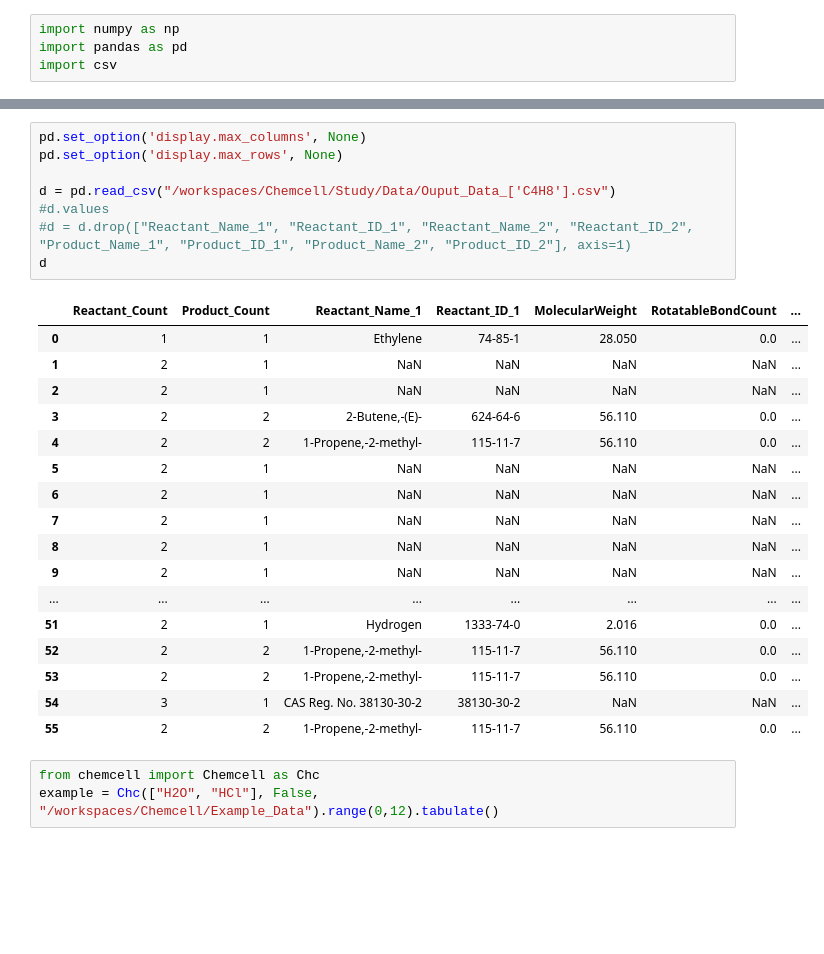
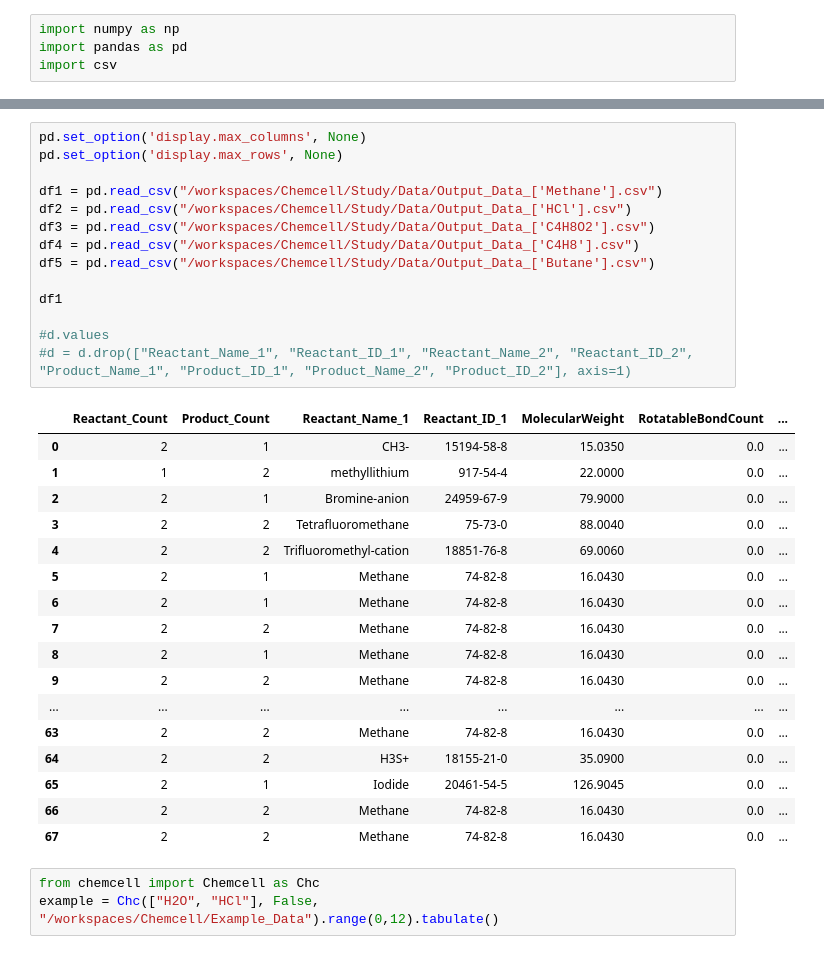
Before and after one commit to SynAeri/Chemcell, a Jupyter notebook: Study/ML_Setup.ipynb, the cells around one changed output, grey strips where cells are left out. Cells and saved outputs as stored; diff of their text form; blank space fills up the shorter version.

```diff
--- a/Study/ML_Setup.ipynb
+++ b/Study/ML_Setup.ipynb
@@ -28,29 +30,35 @@ file = open("/workspaces/Chemcell/Example_Data/Ouput_Data_['Hcl', None, None, No
 # %%
 pd.set_option('display.max_columns', None)
 pd.set_option('display.max_rows', None)
 
-d = pd.read_csv("/workspaces/Chemcell/Study/Data/Ouput_Data_['C4H8'].csv")
+df1 = pd.read_csv("/workspaces/Chemcell/Study/Data/Output_Data_['Methane'].csv")
+df2 = pd.read_csv("/workspaces/Chemcell/Study/Data/Output_Data_['HCl'].csv")
+df3 = pd.read_csv("/workspaces/Chemcell/Study/Data/Output_Data_['C4H8O2'].csv")
+df4 = pd.read_csv("/workspaces/Chemcell/Study/Data/Output_Data_['C4H8'].csv")
+df5 = pd.read_csv("/workspaces/Chemcell/Study/Data/Output_Data_['Butane'].csv")
+
+df1
+
 #d.values
 #d = d.drop(["Reactant_Name_1", "Reactant_ID_1", "Reactant_Name_2", "Reactant_ID_2", "Product_Name_1", "Product_ID_1", "Product_Name_2", "Product_ID_2"], axis=1)
-d
 # %% [output]
 |  | Reactant_Count | Product_Count | Reactant_Name_1 | Reactant_ID_1 | MolecularWeight | RotatableBondCount | ... |
-| 0 | 1 | 1 | Ethylene | 74-85-1 | 28.050 | 0.0 | ... |
-| 1 | 2 | 1 | NaN | NaN | NaN | NaN | ... |
-| 2 | 2 | 1 | NaN | NaN | NaN | NaN | ... |
-| 3 | 2 | 2 | 2-Butene,-(E)- | 624-64-6 | 56.110 | 0.0 | ... |
-| 4 | 2 | 2 | 1-Propene,-2-methyl- | 115-11-7 | 56.110 | 0.0 | ... |
-| 5 | 2 | 1 | NaN | NaN | NaN | NaN | ... |
-| 6 | 2 | 1 | NaN | NaN | NaN | NaN | ... |
-| 7 | 2 | 1 | NaN | NaN | NaN | NaN | ... |
-| 8 | 2 | 1 | NaN | NaN | NaN | NaN | ... |
-| 9 | 2 | 1 | NaN | NaN | NaN | NaN | ... |
+| 0 | 2 | 1 | CH3- | 15194-58-8 | 15.0350 | 0.0 | ... |
+| 1 | 1 | 2 | methyllithium | 917-54-4 | 22.0000 | 0.0 | ... |
+| 2 | 2 | 1 | Bromine-anion | 24959-67-9 | 79.9000 | 0.0 | ... |
+| 3 | 2 | 2 | Tetrafluoromethane | 75-73-0 | 88.0040 | 0.0 | ... |
+| 4 | 2 | 2 | Trifluoromethyl-cation | 18851-76-8 | 69.0060 | 0.0 | ... |
+| 5 | 2 | 1 | Methane | 74-82-8 | 16.0430 | 0.0 | ... |
+| 6 | 2 | 1 | Methane | 74-82-8 | 16.0430 | 0.0 | ... |
+| 7 | 2 | 2 | Methane | 74-82-8 | 16.0430 | 0.0 | ... |
+| 8 | 2 | 1 | Methane | 74-82-8 | 16.0430 | 0.0 | ... |
+| 9 | 2 | 2 | Methane | 74-82-8 | 16.0430 | 0.0 | ... |
 | ... | ... | ... | ... | ... | ... | ... | ... |
-| 51 | 2 | 1 | Hydrogen | 1333-74-0 | 2.016 | 0.0 | ... |
-| 52 | 2 | 2 | 1-Propene,-2-methyl- | 115-11-7 | 56.110 | 0.0 | ... |
-| 53 | 2 | 2 | 1-Propene,-2-methyl- | 115-11-7 | 56.110 | 0.0 | ... |
-| 54 | 3 | 1 | CAS Reg. No. 38130-30-2 | 38130-30-2 | NaN | NaN | ... |
-| 55 | 2 | 2 | 1-Propene,-2-methyl- | 115-11-7 | 56.110 | 0.0 | ... |
+| 63 | 2 | 2 | Methane | 74-82-8 | 16.0430 | 0.0 | ... |
+| 64 | 2 | 2 | H3S+ | 18155-21-0 | 35.0900 | 0.0 | ... |
+| 65 | 2 | 1 | Iodide | 20461-54-5 | 126.9045 | 0.0 | ... |
+| 66 | 2 | 2 | Methane | 74-82-8 | 16.0430 | 0.0 | ... |
+| 67 | 2 | 2 | Methane | 74-82-8 | 16.0430 | 0.0 | ... |
 # %%
 from chemcell import Chemcell as Chc
 example = Chc(["H2O", "HCl"], False, "/workspaces/Chemcell/Example_Data").range(0,12).tabulate()
```
Also changed, not shown: parts of 1 cell of this notebook, 5 other files.
